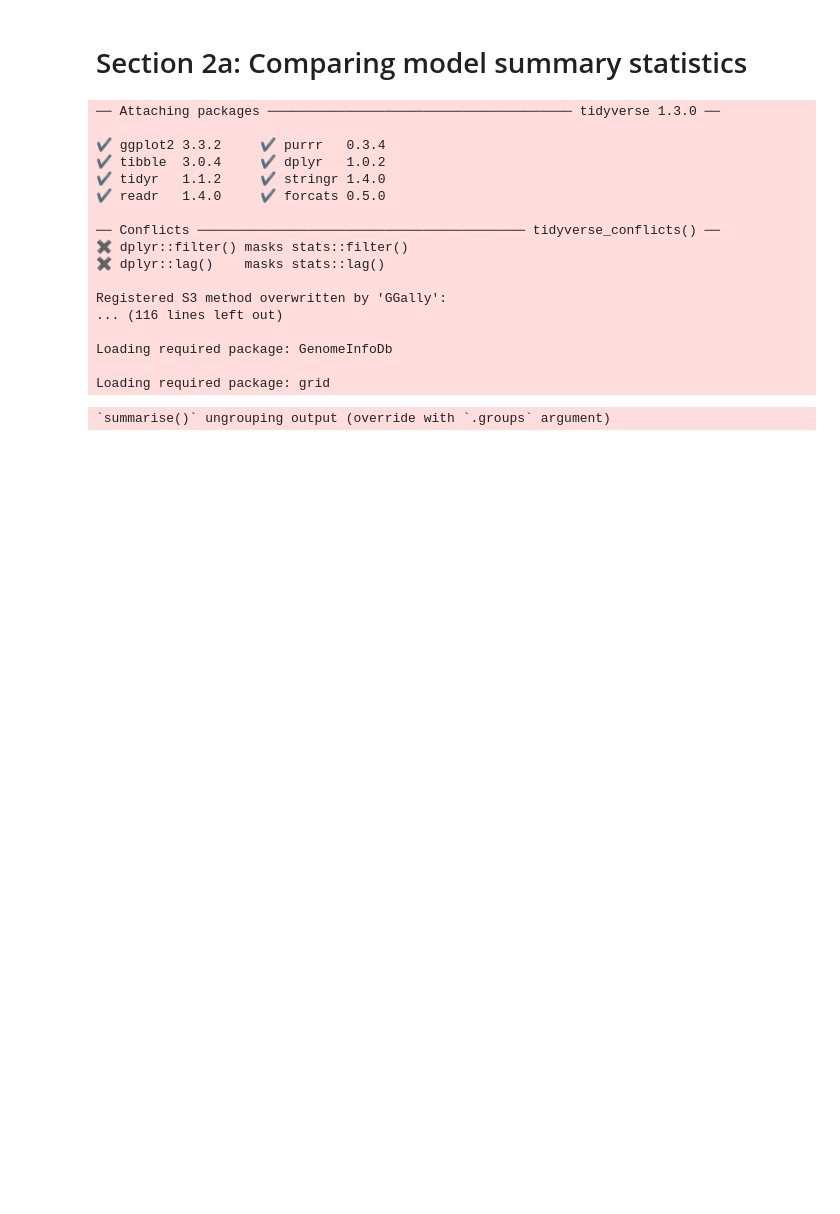
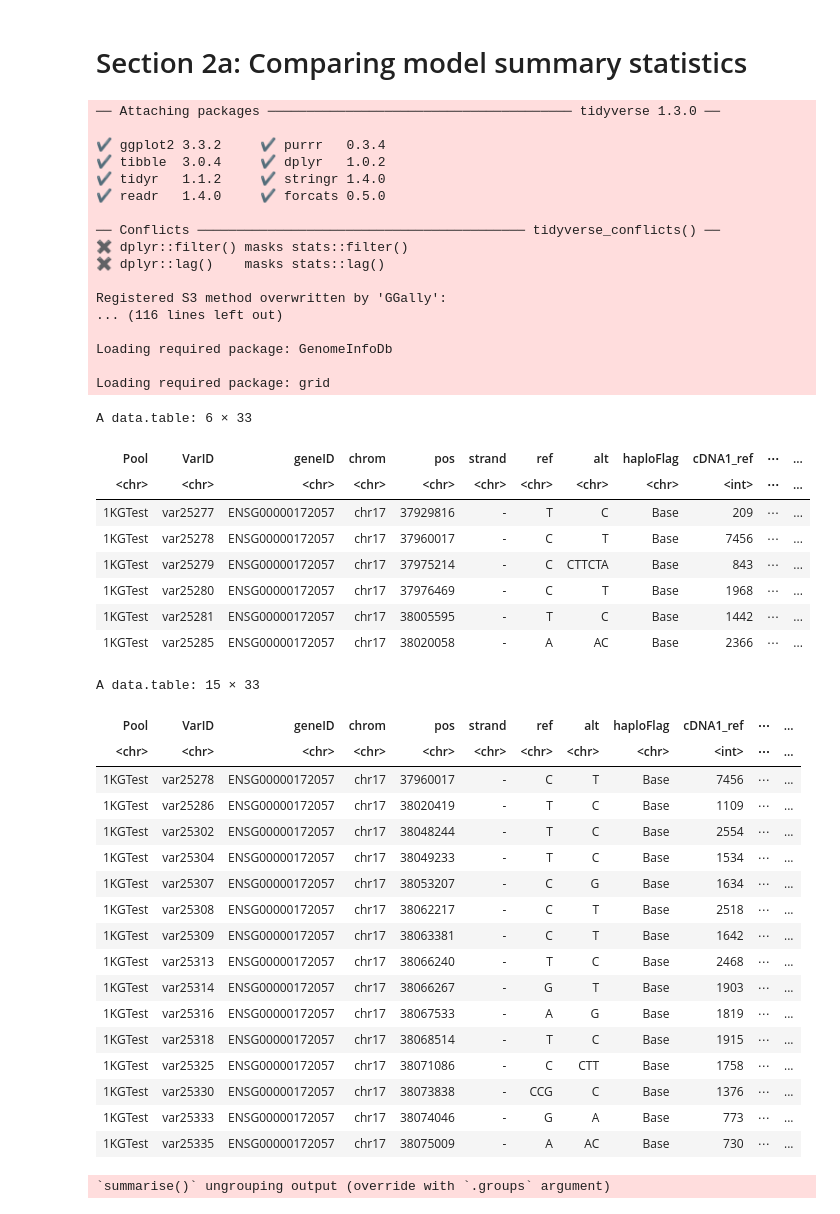
Before and after one commit to nsabell/mpra-v2, a Jupyter notebook: notebooks/section2a-model-eval.ipynb, the cells around one changed output. Drawn from its saved outputs; the diff is of its cells as text; code cells hidden in the pictures; blank space fills up the shorter version.

```diff
--- a/notebooks/section2a-model-eval.ipynb
+++ b/notebooks/section2a-model-eval.ipynb
@@ -36,6 +36,37 @@ love = fread("sumstats/1KG_novaSeq_DESeq2_Love_Base2.txt", header = T)
 
 love = subset(love, haploFlag == "Base")
 love$pos = as.character(love$pos)
+# %%
+subset(love,geneID=="ENSG00000172057") %>% head()
+subset(love,geneID=="ENSG00000172057" &  padj_expr< 5e-2)
+# %% [output]
+A data.table: 6 × 33
+| Pool | VarID | geneID | chrom | pos | strand | ref | alt | haploFlag | cDNA1_ref | ⋯ | ... |
+| <chr> | <chr> | <chr> | <chr> | <chr> | <chr> | <chr> | <chr> | <chr> | <int> | ⋯ | ... |
+| 1KGTest | var25277 | ENSG00000172057 | chr17 | 37929816 | - | T | C | Base | 209 | ⋯ | ... |
+| 1KGTest | var25278 | ENSG00000172057 | chr17 | 37960017 | - | C | T | Base | 7456 | ⋯ | ... |
+| 1KGTest | var25279 | ENSG00000172057 | chr17 | 37975214 | - | C | CTTCTA | Base | 843 | ⋯ | ... |
+| 1KGTest | var25280 | ENSG00000172057 | chr17 | 37976469 | - | C | T | Base | 1968 | ⋯ | ... |
+| 1KGTest | var25281 | ENSG00000172057 | chr17 | 38005595 | - | T | C | Base | 1442 | ⋯ | ... |
+| 1KGTest | var25285 | ENSG00000172057 | chr17 | 38020058 | - | A | AC | Base | 2366 | ⋯ | ... |
+A data.table: 15 × 33
+| Pool | VarID | geneID | chrom | pos | strand | ref | alt | haploFlag | cDNA1_ref | ⋯ | ... |
+| <chr> | <chr> | <chr> | <chr> | <chr> | <chr> | <chr> | <chr> | <chr> | <int> | ⋯ | ... |
+| 1KGTest | var25278 | ENSG00000172057 | chr17 | 37960017 | - | C | T | Base | 7456 | ⋯ | ... |
+| 1KGTest | var25286 | ENSG00000172057 | chr17 | 38020419 | - | T | C | Base | 1109 | ⋯ | ... |
+| 1KGTest | var25302 | ENSG00000172057 | chr17 | 38048244 | - | T | C | Base | 2554 | ⋯ | ... |
+| 1KGTest | var25304 | ENSG00000172057 | chr17 | 38049233 | - | T | C | Base | 1534 | ⋯ | ... |
+| 1KGTest | var25307 | ENSG00000172057 | chr17 | 38053207 | - | C | G | Base | 1634 | ⋯ | ... |
+| 1KGTest | var25308 | ENSG00000172057 | chr17 | 38062217 | - | C | T | Base | 2518 | ⋯ | ... |
+| 1KGTest | var25309 | ENSG00000172057 | chr17 | 38063381 | - | C | T | Base | 1642 | ⋯ | ... |
+| 1KGTest | var25313 | ENSG00000172057 | chr17 | 38066240 | - | T | C | Base | 2468 | ⋯ | ... |
+| 1KGTest | var25314 | ENSG00000172057 | chr17 | 38066267 | - | G | T | Base | 1903 | ⋯ | ... |
+| 1KGTest | var25316 | ENSG00000172057 | chr17 | 38067533 | - | A | G | Base | 1819 | ⋯ | ... |
+| 1KGTest | var25318 | ENSG00000172057 | chr17 | 38068514 | - | T | C | Base | 1915 | ⋯ | ... |
+| 1KGTest | var25325 | ENSG00000172057 | chr17 | 38071086 | - | C | CTT | Base | 1758 | ⋯ | ... |
+| 1KGTest | var25330 | ENSG00000172057 | chr17 | 38073838 | - | CCG | C | Base | 1376 | ⋯ | ... |
+| 1KGTest | var25333 | ENSG00000172057 | chr17 | 38074046 | - | G | A | Base | 773 | ⋯ | ... |
+| 1KGTest | var25335 | ENSG00000172057 | chr17 | 38075009 | - | A | AC | Base | 730 | ⋯ | ... |
 # %%
 tewhey = fread("annotation/Tewhey-stats.txt")
 tewhey.hits = tewhey[which(tewhey$C.Skew.fdr > 1.3 & tewhey$Haplotype == "ref"),]
```
Also changed, not shown: parts of 2 cells of this notebook, 1 other file.
